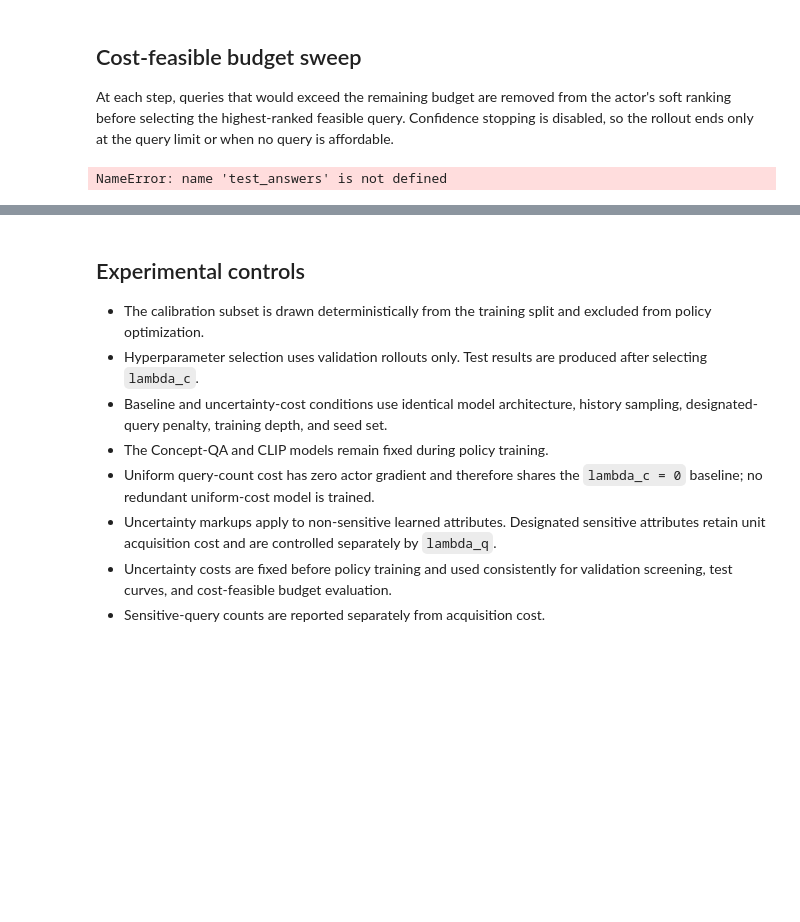
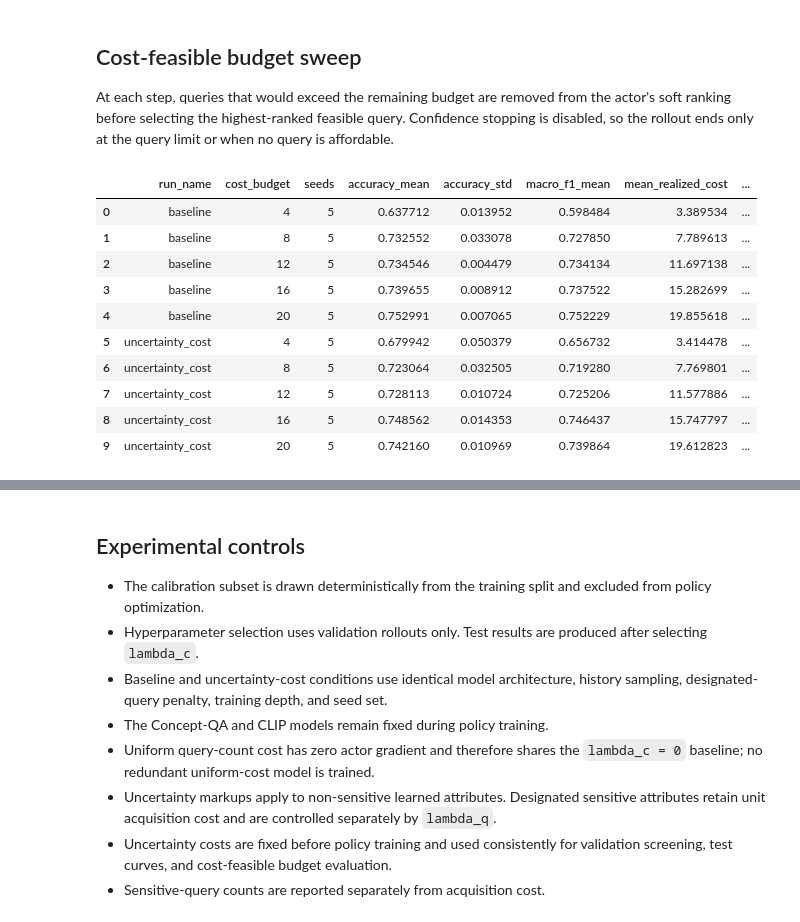
Before and after one commit to amiaty/claq, a Jupyter notebook: notebooks/celeba_cost_experiment.ipynb, the cells around one changed output, grey strips where cells are left out. Drawn from its saved outputs; the diff is of its cells as text; code cells hidden in the pictures; blank space fills up the shorter version.

Commit message:
added conditional leakage to the core, update main experiments

```diff
--- a/notebooks/celeba_cost_experiment.ipynb
+++ b/notebooks/celeba_cost_experiment.ipynb
@@ -603,13 +619,25 @@ display(five_question_summary)
 
 At each step, queries that would exceed the remaining budget are removed from the actor's soft ranking before selecting the highest-ranked feasible query. Confidence stopping is disabled, so the rollout ends only at the query limit or when no query is affordable.
 # %%
-BUDGET_EVAL_SIZE = len(test_answers)  # lower during development if needed
-budget_answers = test_answers[:BUDGET_EVAL_SIZE]
-budget_labels = test_labels[:BUDGET_EVAL_SIZE]
+# The saved sweep is sufficient for visualization. Test tensors are required
+# only when recomputation is explicitly requested.
+RECOMPUTE_BUDGET_SWEEP = False
+saved_budget_path = runs_dir / f"{experiment_name}_budget_sweep_by_seed.csv"
+if RECOMPUTE_BUDGET_SWEEP:
+    if "test_answers" not in globals():
+        raise RuntimeError("Run the answer-materialization cell before recomputing the budget sweep")
+    BUDGET_EVAL_SIZE = len(test_answers)
+    budget_answers = test_answers[:BUDGET_EVAL_SIZE]
+    budget_labels = test_labels[:BUDGET_EVAL_SIZE]
+else:
+    budget_answers = None
+    budget_labels = None
 
 
 @torch.no_grad()
-def evaluate_cost_budget(run, budget, answers_cpu=budget_answers, labels_cpu=budget_labels):
+def evaluate_cost_budget(run, budget, answers_cpu=None, labels_cpu=None):
+    if answers_cpu is None or labels_cpu is None:
+        raise RuntimeError("Budget evaluation requires materialized test answers")
     run["actor"].eval()
     run["classifier"].eval()
     predictions, realized_costs, query_counts = [], [], []
@@ -668,39 +696,48 @@ def evaluate_cost_budget(run, budget, answers_cpu=budget_answers, labels_cpu=bud
     }
 
 
-# Saved results are loaded by default because the full-test budget sweep is
-# expensive. Enable recomputation only when the experimental setup changes.
-RECOMPUTE_BUDGET_SWEEP = False
-saved_budget_path = runs_dir / f"{experiment_name}_budget_sweep_by_seed.csv"
-
 if saved_budget_path.exists() and not RECOMPUTE_BUDGET_SWEEP:
     budget_results_by_seed = pd.read_csv(saved_budget_path)
-else:
+elif RECOMPUTE_BUDGET_SWEEP:
+    if "runs_by_seed" not in globals():
+        raise RuntimeError("Load the trained policy bundles before recomputing the budget sweep")
     budget_results_by_seed = pd.DataFrame([
-        evaluate_cost_budget(run, budget)
+        evaluate_cost_budget(run, budget, budget_answers, budget_labels)
         for seed_runs in runs_by_seed.values()
         for run in seed_runs.values()
         for budget in COST_BUDGETS
     ])
     budget_results_by_seed.to_csv(saved_budget_path, index=False)
+else:
+    raise FileNotFoundError(f"Saved budget results not found: {saved_budget_path}")
 
 budget_results = (
     budget_results_by_seed.groupby(["run_name", "cost_budget"], as_index=False)
     .agg(
         seeds=("seed", "nunique"),
         accuracy_mean=("accuracy", "mean"),
         accuracy_std=("accuracy", "std"),
         macro_f1_mean=("macro_f1", "mean"),
         mean_realized_cost=("mean_realized_cost", "mean"),
         mean_queries=("mean_queries", "mean"),
         mean_sensitive_queries=("mean_sensitive_queries", "mean"),
         cost_exhaustion_rate=("cost_exhaustion_rate", "mean"),
     )
 )
 budget_results["accuracy_ci95"] = (
     t_critical * budget_results["accuracy_std"] / np.sqrt(budget_results["seeds"])
 )
 display(budget_results)
 # %% [output]
-NameError: name 'test_answers' is not defined
+|  | run_name | cost_budget | seeds | accuracy_mean | accuracy_std | macro_f1_mean | mean_realized_cost | ... |
+| 0 | baseline | 4 | 5 | 0.637712 | 0.013952 | 0.598484 | 3.389534 | ... |
+| 1 | baseline | 8 | 5 | 0.732552 | 0.033078 | 0.727850 | 7.789613 | ... |
+| 2 | baseline | 12 | 5 | 0.734546 | 0.004479 | 0.734134 | 11.697138 | ... |
+| 3 | baseline | 16 | 5 | 0.739655 | 0.008912 | 0.737522 | 15.282699 | ... |
+| 4 | baseline | 20 | 5 | 0.752991 | 0.007065 | 0.752229 | 19.855618 | ... |
+| 5 | uncertainty_cost | 4 | 5 | 0.679942 | 0.050379 | 0.656732 | 3.414478 | ... |
+| 6 | uncertainty_cost | 8 | 5 | 0.723064 | 0.032505 | 0.719280 | 7.769801 | ... |
+| 7 | uncertainty_cost | 12 | 5 | 0.728113 | 0.010724 | 0.725206 | 11.577886 | ... |
+| 8 | uncertainty_cost | 16 | 5 | 0.748562 | 0.014353 | 0.746437 | 15.747797 | ... |
+| 9 | uncertainty_cost | 20 | 5 | 0.742160 | 0.010969 | 0.739864 | 19.612823 | ... |
 # %%
```
Also changed, not shown: parts of 5 cells of this notebook, 28 other files.
